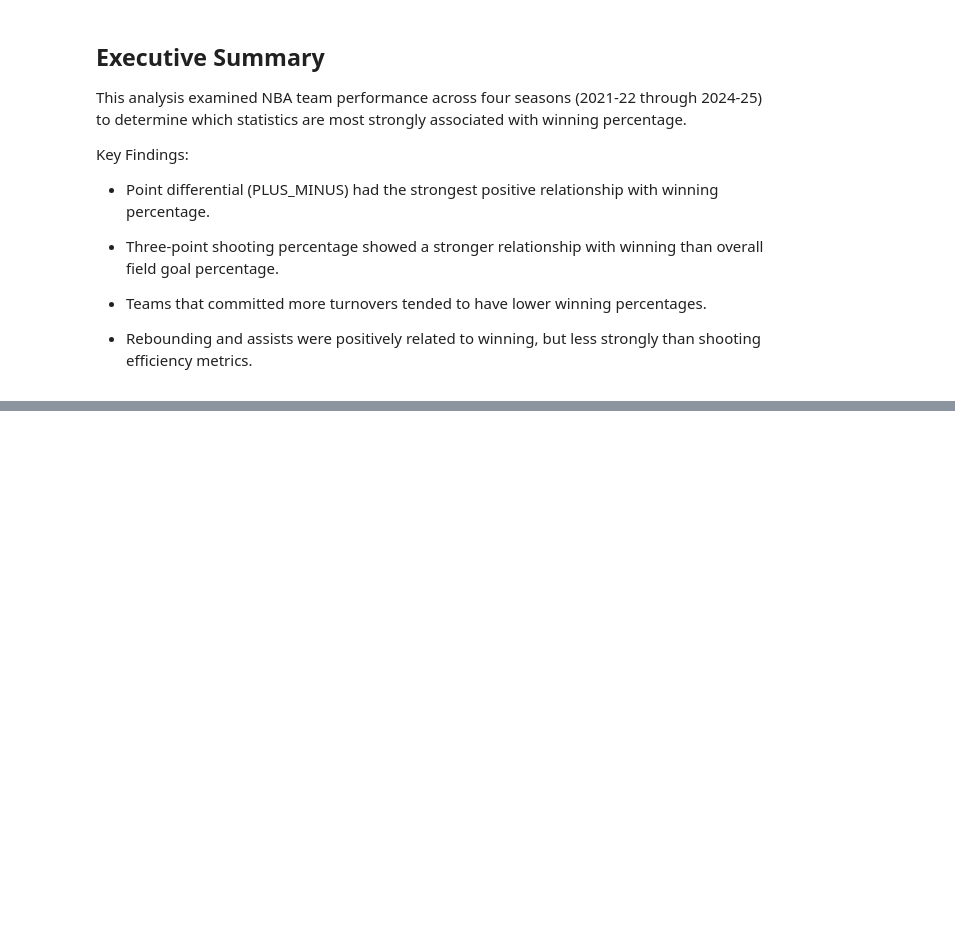
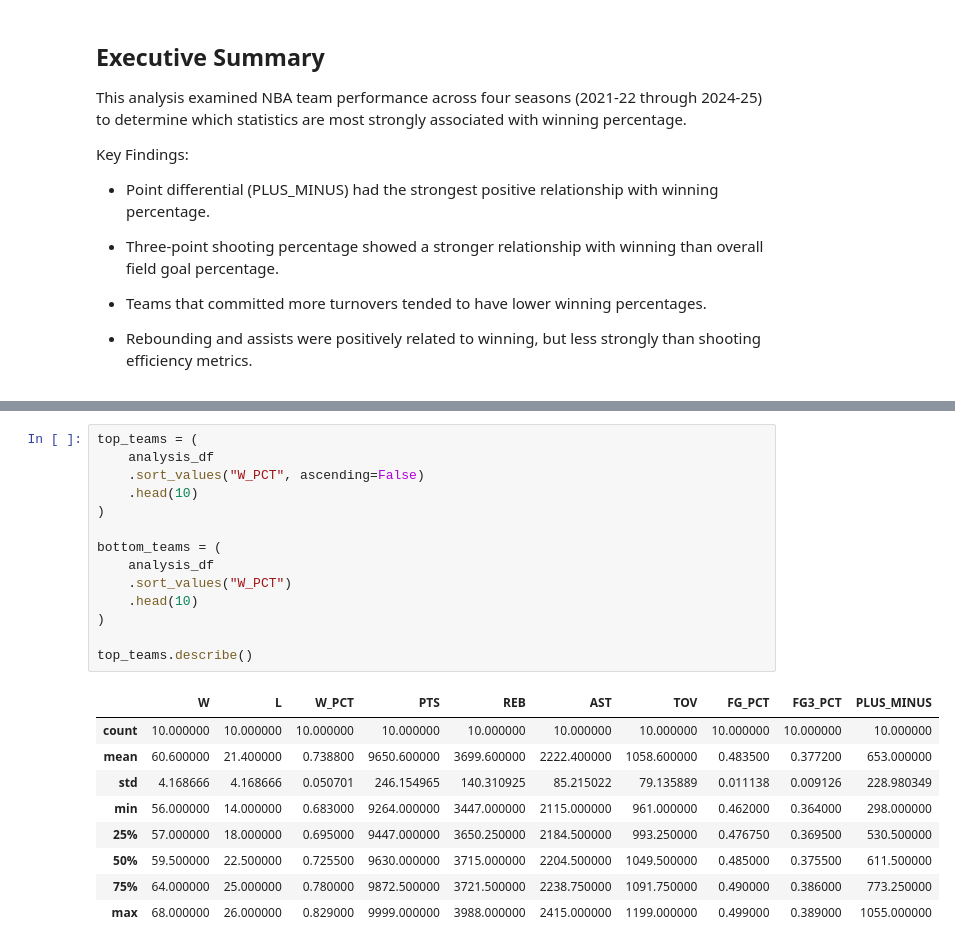
Before and after one commit to Kel-02/nba-team-win-analysis, a Jupyter notebook: notebooks/01_eda.ipynb, the cells around one changed output, grey strips where cells are left out. Drawn from its saved outputs; the diff is of its cells as text; blank space fills up the shorter version.

```diff
--- a/notebooks/01_eda.ipynb
+++ b/notebooks/01_eda.ipynb
@@ -244,0 +334,24 @@ Key Findings:
+# %%
+top_teams = (
+    analysis_df
+    .sort_values("W_PCT", ascending=False)
+    .head(10)
+)
+
+bottom_teams = (
+    analysis_df
+    .sort_values("W_PCT")
+    .head(10)
+)
+
+top_teams.describe()
+# %% [output]
+|  | W | L | W_PCT | PTS | REB | AST | TOV | FG_PCT | FG3_PCT | PLUS_MINUS |
+| count | 10.000000 | 10.000000 | 10.000000 | 10.000000 | 10.000000 | 10.000000 | 10.000000 | 10.000000 | 10.000000 | 10.000000 |
+| mean | 60.600000 | 21.400000 | 0.738800 | 9650.600000 | 3699.600000 | 2222.400000 | 1058.600000 | 0.483500 | 0.377200 | 653.000000 |
+| std | 4.168666 | 4.168666 | 0.050701 | 246.154965 | 140.310925 | 85.215022 | 79.135889 | 0.011138 | 0.009126 | 228.980349 |
+| min | 56.000000 | 14.000000 | 0.683000 | 9264.000000 | 3447.000000 | 2115.000000 | 961.000000 | 0.462000 | 0.364000 | 298.000000 |
+| 25% | 57.000000 | 18.000000 | 0.695000 | 9447.000000 | 3650.250000 | 2184.500000 | 993.250000 | 0.476750 | 0.369500 | 530.500000 |
+| 50% | 59.500000 | 22.500000 | 0.725500 | 9630.000000 | 3715.000000 | 2204.500000 | 1049.500000 | 0.485000 | 0.375500 | 611.500000 |
+| 75% | 64.000000 | 25.000000 | 0.780000 | 9872.500000 | 3721.500000 | 2238.750000 | 1091.750000 | 0.490000 | 0.386000 | 773.250000 |
+| max | 68.000000 | 26.000000 | 0.829000 | 9999.000000 | 3988.000000 | 2415.000000 | 1199.000000 | 0.499000 | 0.389000 | 1055.000000 |
```
Also changed, not shown: parts of 7 cells of this notebook, 1 other file.
